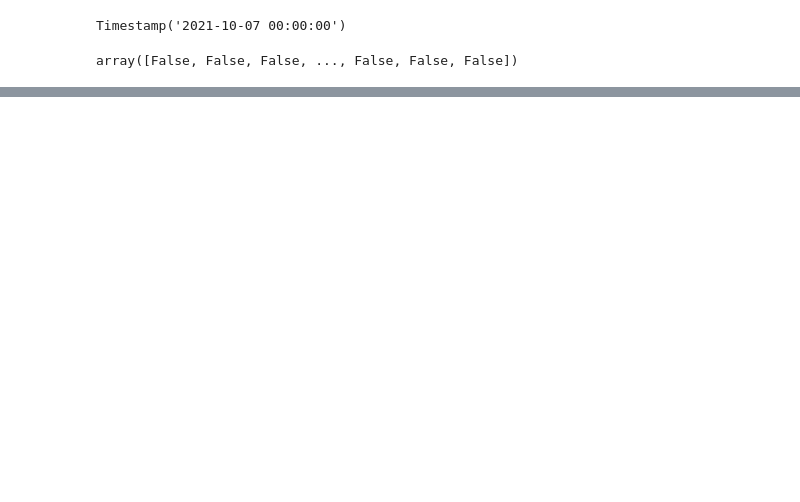
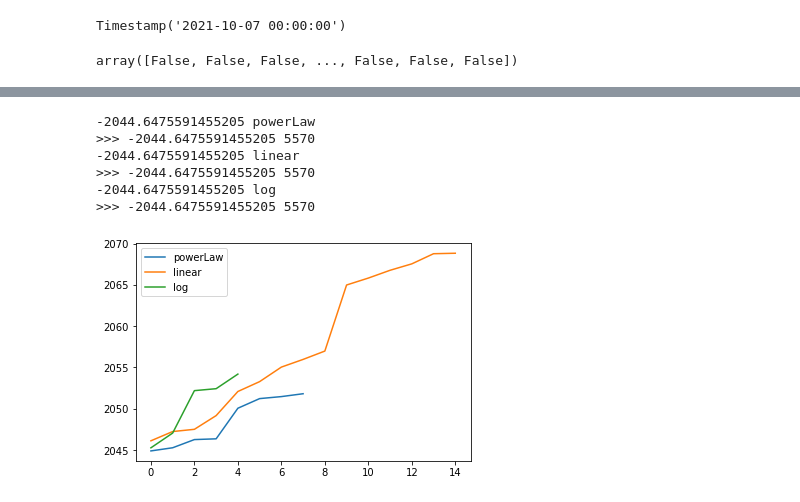
Before and after one commit to FelipeSchreiber/BR_COVID_SPATIAL_TIMESERIES, a Jupyter notebook: SimulatedAnnealingLogDet.ipynb, the cells around one changed output, grey strips where cells are left out. Drawn from its saved outputs; the diff is of its cells as text; code cells hidden in the pictures; blank space fills up the shorter version.

```diff
--- a/SimulatedAnnealingLogDet.ipynb
+++ b/SimulatedAnnealingLogDet.ipynb
@@ -195,3 +192,20 @@ best, best_eval = simulated_annealing(objective, n_iterations, temp, X, 300)
+# %%
+for estrategy in update_strategies:
+    Y = X.copy()
+    print(objective(Y,ini),estrategy.__name__)
+    best, best_eval, values = simulated_annealing(objective, n_iterations, temp, Y, 300,
+                                                  update_estrategy=estrategy,ini=ini.copy())
+    plt.plot(np.abs(values),label=estrategy.__name__)
+plt.legend()
+plt.show()
+# %% [output]
+-2044.6475591455205 powerLaw
+>>> -2044.6475591455205 5570
+-2044.6475591455205 linear
+>>> -2044.6475591455205 5570
+-2044.6475591455205 log
+>>> -2044.6475591455205 5570
+[figure, added]
 # %%
 #!pip install libpysal
 #!pip install geopandas
```
Also changed, not shown: parts of 27 cells of this notebook.
